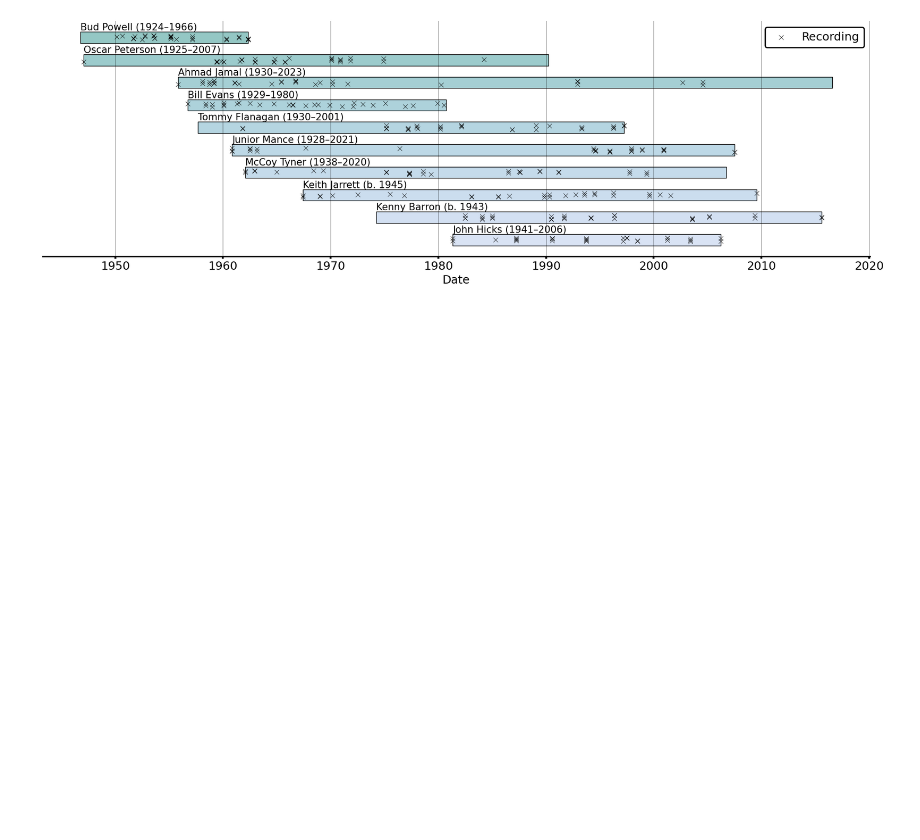
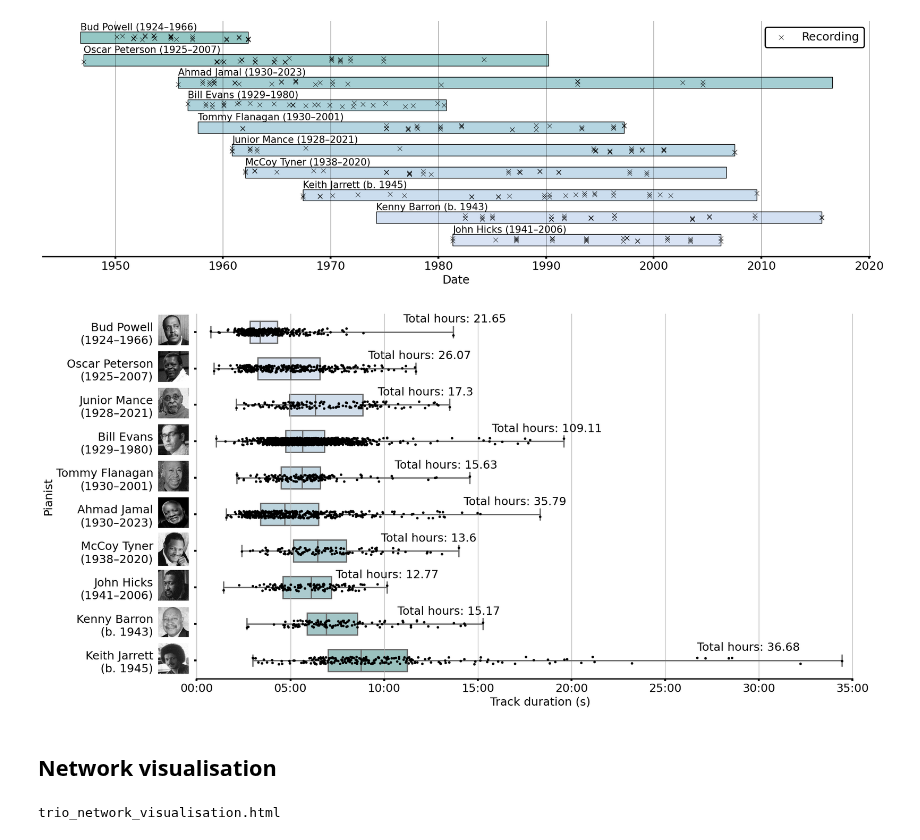
Before and after one commit to HuwCheston/Jazz-Trio-Database, a Jupyter notebook: notebooks/0.1-cheston-corpus-construction.ipynb, the cells around one changed output. Cells and saved outputs as stored; diff of their text form; code cells hidden in the pictures; blank space fills up the shorter version.

Commit message:
Added network visualisation

```diff
--- a/notebooks/0.1-cheston-corpus-construction.ipynb
+++ b/notebooks/0.1-cheston-corpus-construction.ipynb
@@ -913,3 +913,12 @@ include['in_corpus'] = include['recording_id_for_lbz'].isin(tracks_in_corp)
 TimelinePlotBandleaders(include).create_plot()
 # %% [output]
 [figure]
+# %%
+include['duration'] = pd.to_timedelta(include['recording_length_']).dt.total_seconds()
+
+BoxPlotRecordingLength(include).create_plot()
+plt.show()
+# %% [output]
+[figure, added]
+# %% [markdown]
+## Network visualisation
@@ -915,0 +935,40 @@ TimelinePlotBandleaders(include).create_plot()
+# %%
+from pyvis.network import Network
+import src.visualise.visualise_utils as vutils
+import re
+
+nt = Network(height="750px", width="100%", bgcolor="#222222", font_color="white", filter_menu=True, heading='Jazz Piano Trio Networks, Huw Cheston (2023)')
+nt.repulsion()
+# populates the nodes and edges data structures
+nt.from_nx(G)
+neighbor_map = nt.get_adj_list()
+
+
+def _get_instr(neigh):
+    res = []
+    for n in neigh:
+        if n in include['piano_'].values:
+            res.append(n + ' (P)')
+        elif n in include['bass_'].values:
+            res.append(n + ' (B)')
+        else:
+            res.append(n + ' (D)')
+    return sorted(res)
+
+# add neighbor data to node hover data
+for node in nt.nodes:
+    if node['label'] in include['piano_'].values:
+        node['color'] = vutils.RED
+    elif node['label'] in include['bass_'].values:
+        node['color'] = vutils.GREEN
+    else:
+        node['color'] = vutils.BLUE
+
+
+    node["title"] = "Recorded with: \n" + "\n".join(_get_instr(neighbor_map[node["id"]]))
+    node["value"] = len(neighbor_map[node["id"]])
+
+# nt.show(rf'{utils.get_project_root()}\reports\figures\corpus_plots\trio_network_visualisation.html', notebook=False)
+nt.show('trio_network_visualisation.html', notebook=False)
+# %% [output]
+trio_network_visualisation.html
```
Also changed, not shown: parts of 1 cell of this notebook, 1 other file.
